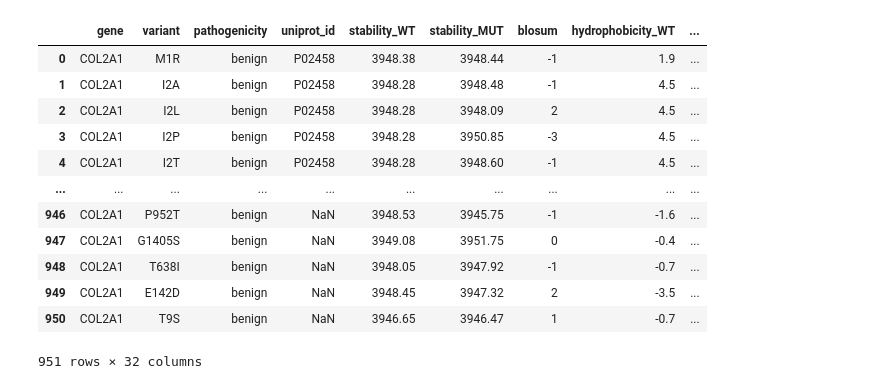
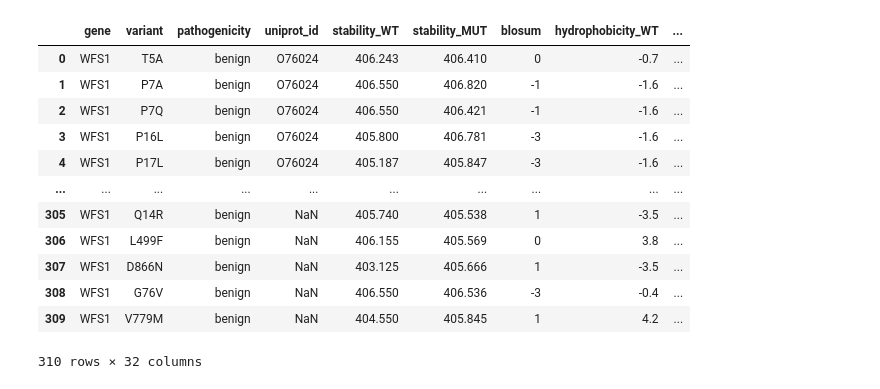
Before and after one commit to inbarblech/Pathogenicity-determination-Thesis, a Jupyter notebook: models/xgboost_oversampling_lopo.ipynb, the cells around one changed output. Saved outputs shown, nothing was run; the diff lists cells and outputs as text; code cells hidden in the pictures.

```diff
--- a/models/xgboost_oversampling_lopo.ipynb
+++ b/models/xgboost_oversampling_lopo.ipynb
@@ -9,31 +9,32 @@ import seaborn as sns
 from imblearn.over_sampling import SMOTE
 from sklearn.discriminant_analysis import LinearDiscriminantAnalysis
 # %%
-filename = 'C:\\Users\\InbarBlech\\PycharmProjects\\Thesis\\gene_specific_df\\COL2A1_with_position.csv'
+protein = "WFS1" # GJB2
+filename = f'C:\\Users\\InbarBlech\\PycharmProjects\\Thesis\\gene_specific_df\\{protein}_with_position.csv'
 data = pd.read_csv(f"{filename}")
 data.head(10)
 dot_index = filename.index('_')
 gene = filename[:dot_index]
 if gene == "combined" or gene == "combined_with_source":
     gene = "7 genes"
 if gene == "features":
     gene = "190 genes"
 
 data
 # %% [output]
 |  | gene | variant | pathogenicity | uniprot_id | stability_WT | stability_MUT | blosum | hydrophobicity_WT | ... |
-| 0 | COL2A1 | M1R | benign | P02458 | 3948.38 | 3948.44 | -1 | 1.9 | ... |
-| 1 | COL2A1 | I2A | benign | P02458 | 3948.28 | 3948.48 | -1 | 4.5 | ... |
-| 2 | COL2A1 | I2L | benign | P02458 | 3948.28 | 3948.09 | 2 | 4.5 | ... |
-| 3 | COL2A1 | I2P | benign | P02458 | 3948.28 | 3950.85 | -3 | 4.5 | ... |
-| 4 | COL2A1 | I2T | benign | P02458 | 3948.28 | 3948.60 | -1 | 4.5 | ... |
+| 0 | WFS1 | T5A | benign | O76024 | 406.243 | 406.410 | 0 | -0.7 | ... |
+| 1 | WFS1 | P7A | benign | O76024 | 406.550 | 406.820 | -1 | -1.6 | ... |
+| 2 | WFS1 | P7Q | benign | O76024 | 406.550 | 406.421 | -1 | -1.6 | ... |
+| 3 | WFS1 | P16L | benign | O76024 | 405.800 | 406.781 | -3 | -1.6 | ... |
+| 4 | WFS1 | P17L | benign | O76024 | 405.187 | 405.847 | -3 | -1.6 | ... |
 | ... | ... | ... | ... | ... | ... | ... | ... | ... | ... |
-| 946 | COL2A1 | P952T | benign | NaN | 3948.53 | 3945.75 | -1 | -1.6 | ... |
-| 947 | COL2A1 | G1405S | benign | NaN | 3949.08 | 3951.75 | 0 | -0.4 | ... |
-| 948 | COL2A1 | T638I | benign | NaN | 3948.05 | 3947.92 | -1 | -0.7 | ... |
-| 949 | COL2A1 | E142D | benign | NaN | 3948.45 | 3947.32 | 2 | -3.5 | ... |
-| 950 | COL2A1 | T9S | benign | NaN | 3946.65 | 3946.47 | 1 | -0.7 | ... |
+| 305 | WFS1 | Q14R | benign | NaN | 405.740 | 405.538 | 1 | -3.5 | ... |
+| 306 | WFS1 | L499F | benign | NaN | 406.155 | 405.569 | 0 | 3.8 | ... |
+| 307 | WFS1 | D866N | benign | NaN | 403.125 | 405.666 | 1 | -3.5 | ... |
+| 308 | WFS1 | G76V | benign | NaN | 406.550 | 406.536 | -3 | -0.4 | ... |
+| 309 | WFS1 | V779M | benign | NaN | 404.550 | 405.845 | 1 | 4.2 | ... |
-951 rows × 32 columns
+310 rows × 32 columns
 # %%
 
 data = pd.get_dummies(data, columns=["secondary_structure"])
```
Also changed, not shown: parts of 3 cells of this notebook, 11 other files.
